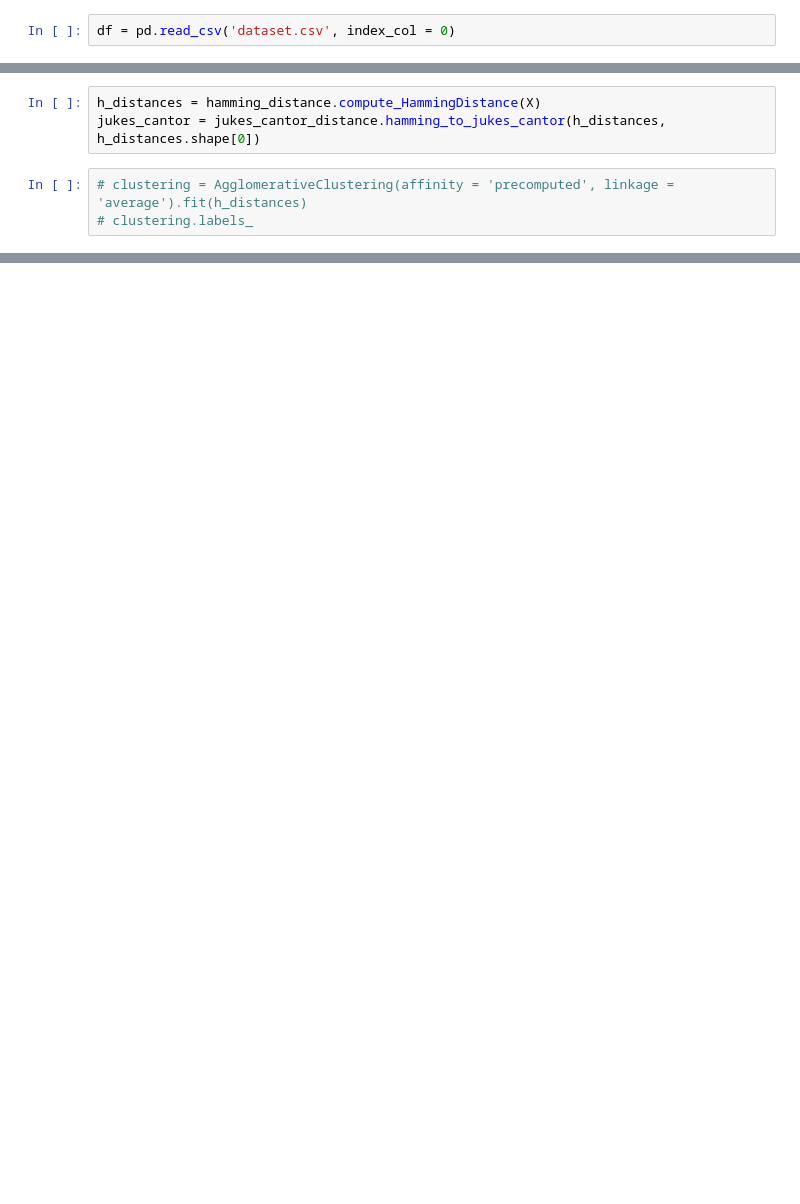
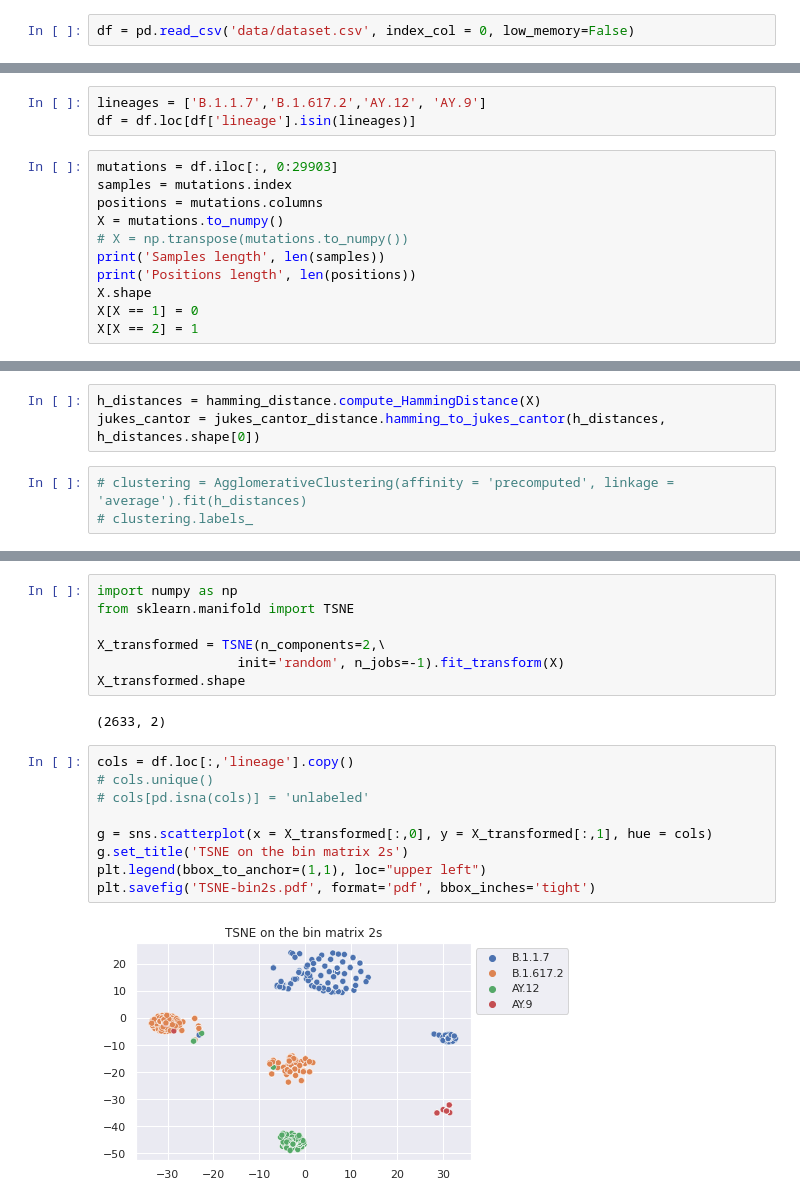
Before and after one commit to BiodataAnalysisGroup/BEEMUS, a Jupyter notebook: clustering.ipynb, the cells around one changed output, grey strips where cells are left out. Saved outputs shown, nothing was run; the diff lists cells and outputs as text; blank space fills up the shorter version.

```diff
--- a/clustering.ipynb
+++ b/clustering.ipynb
@@ -11,2 +13,2 @@ import matplotlib.pylab as plt
 # %%
-df = pd.read_csv('dataset.csv', index_col = 0)
+df = pd.read_csv('data/dataset.csv', index_col = 0, low_memory=False)
@@ -24,0 +17,14 @@ Positions length 4290
+# %%
+lineages = ['B.1.1.7','B.1.617.2','AY.12', 'AY.9']
+df = df.loc[df['lineage'].isin(lineages)]
+# %%
+mutations = df.iloc[:, 0:29903]
+samples = mutations.index
+positions = mutations.columns
+X = mutations.to_numpy()
+# X = np.transpose(mutations.to_numpy())
+print('Samples length', len(samples))
+print('Positions length', len(positions))
+X.shape
+X[X == 1] = 0
+X[X == 2] = 1
@@ -53 +67,21 @@ X_transformed.shape
+# %%
+import numpy as np
+from sklearn.manifold import TSNE
+
+X_transformed = TSNE(n_components=2,\
+                  init='random', n_jobs=-1).fit_transform(X)
+X_transformed.shape
+# %% [output]
+(2633, 2)
+# %%
+cols = df.loc[:,'lineage'].copy()
+# cols.unique()
+# cols[pd.isna(cols)] = 'unlabeled'
+
+g = sns.scatterplot(x = X_transformed[:,0], y = X_transformed[:,1], hue = cols)
+g.set_title('TSNE on the bin matrix 2s')
+plt.legend(bbox_to_anchor=(1,1), loc="upper left")
+plt.savefig('TSNE-bin2s.pdf', format='pdf', bbox_inches='tight')
+# %% [output]
+[figure, added]
 # %%
```
Also changed, not shown: parts of 10 cells of this notebook, 12 other files.
